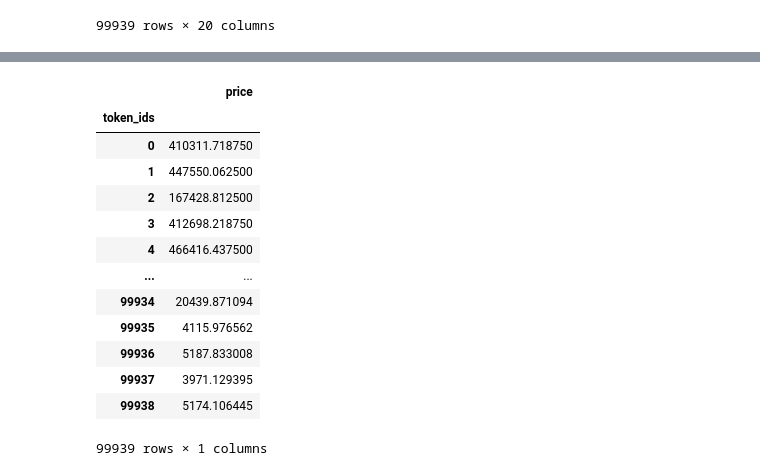
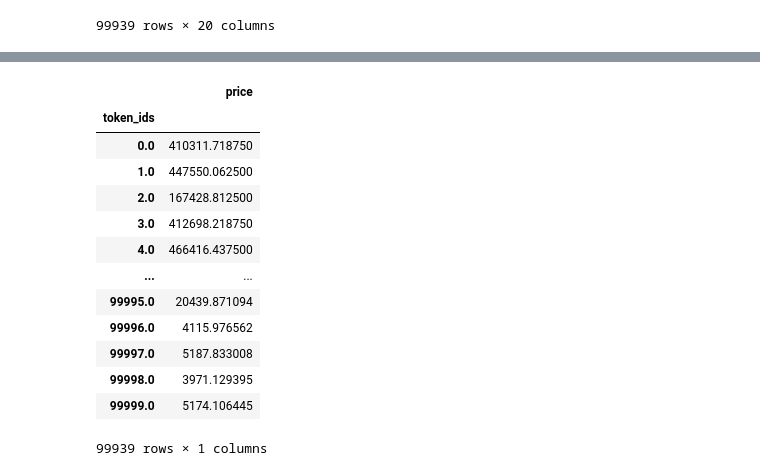
Before and after one commit to DaG0ng/Otherdeed_Price_Prediction, a Jupyter notebook: Data_Predicting.ipynb, the cells around one changed output, grey strips where cells are left out. Drawn from its saved outputs; the diff is of its cells as text; code cells hidden in the pictures.

```diff
--- a/Data_Predicting.ipynb
+++ b/Data_Predicting.ipynb
@@ -427,7 +428,7 @@ df
 df_temp=df
 df_temp["block_timestamp"]="2022-11-05"
 df_temp["block_timestamp"]=[datetime.strptime(i,"%Y-%m-%d").timestamp() for i in df_temp["block_timestamp"]]
-df_temp["block_timestamp"]=ss.transform(np.array(df_temp["block_timestamp"]).reshape(-1, 1))
+df_temp["block_timestamp"]=ss2.transform(np.array(df_temp["block_timestamp"]).reshape(-1, 1))
 df_final=df_temp
 # %%
 df_temp
@@ -465,3 +466,6 @@ df_final
 | 99937 | 74 | 5 | 62 | 1 | 21 | 1 | 9992 | ... |
 | 99938 | 54 | 4 | 74 | 0 | 1 | 3 | 9992 | ... |
 99939 rows × 20 columns
+# %%
+temp=np.array(df_final["Plot"]).reshape(-1, 1)
+ss.inverse_transform(temp)
@@ -468 +480,7 @@ df_final
+# %%
+final_result=pd.DataFrame()
+final_result["token_ids"]=[str(i[0]) for i in ss.inverse_transform(temp)]
+final_result["price"]=df_final["price"]
+# %%
+final_result=final_result.set_index("token_ids")
 # %%
@@ -470,17 +488,17 @@ df_final[["price"]].to_csv("df_price_prediction.csv")
-# %%
-df_final[["price"]]
-# %% [output]
-|  | price |
-| token_ids |  |
-| 0 | 410311.718750 |
-| 1 | 447550.062500 |
-| 2 | 167428.812500 |
-| 3 | 412698.218750 |
-| 4 | 466416.437500 |
-| ... | ... |
-| 99934 | 20439.871094 |
-| 99935 | 4115.976562 |
-| 99936 | 5187.833008 |
-| 99937 | 3971.129395 |
-| 99938 | 5174.106445 |
-99939 rows × 1 columns
+# %%
+final_result
+# %% [output]
+|  | price |
+| token_ids |  |
+| 0.0 | 410311.718750 |
+| 1.0 | 447550.062500 |
+| 2.0 | 167428.812500 |
+| 3.0 | 412698.218750 |
+| 4.0 | 466416.437500 |
+| ... | ... |
+| 99995.0 | 20439.871094 |
+| 99996.0 | 4115.976562 |
+| 99997.0 | 5187.833008 |
+| 99998.0 | 3971.129395 |
+| 99999.0 | 5174.106445 |
+99939 rows × 1 columns
```
Also changed, not shown: parts of 4 cells of this notebook, 1 other file.
